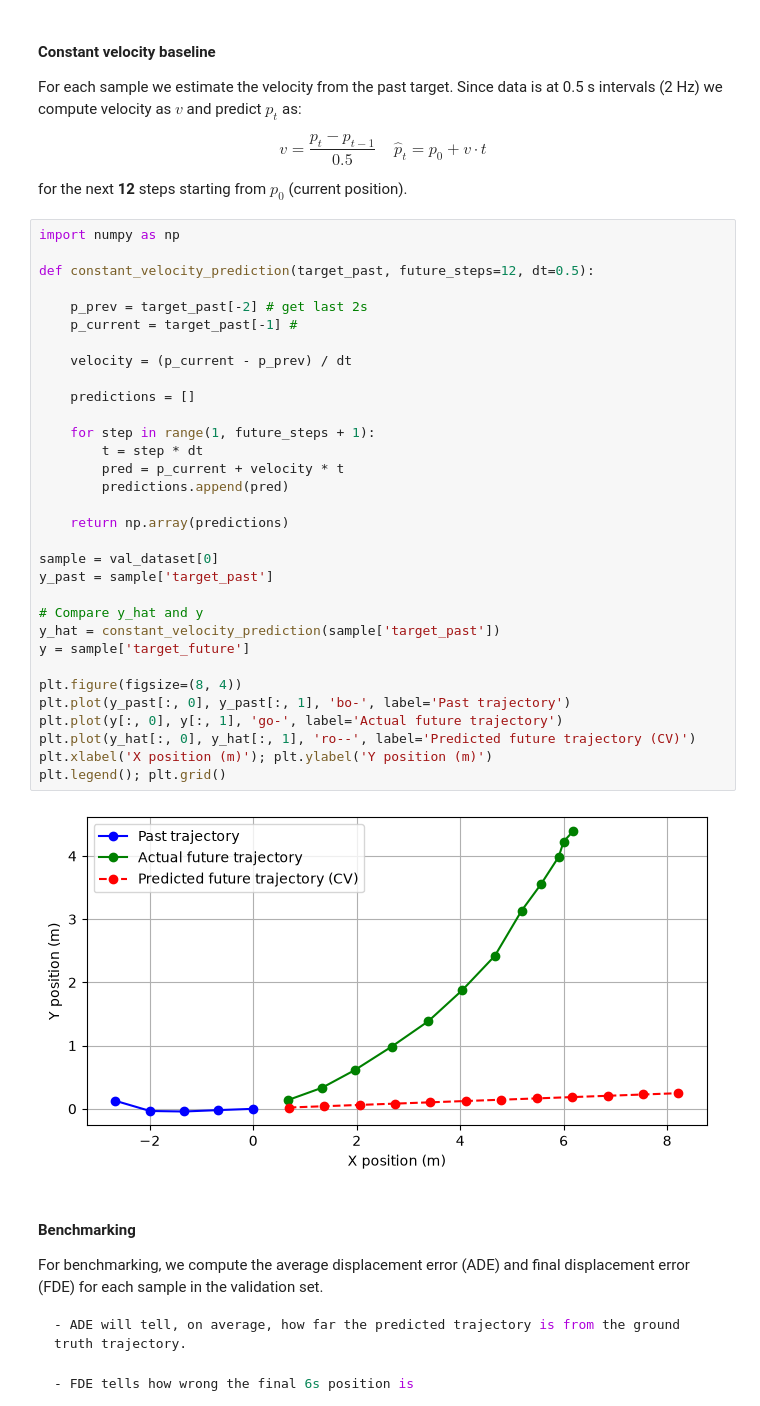
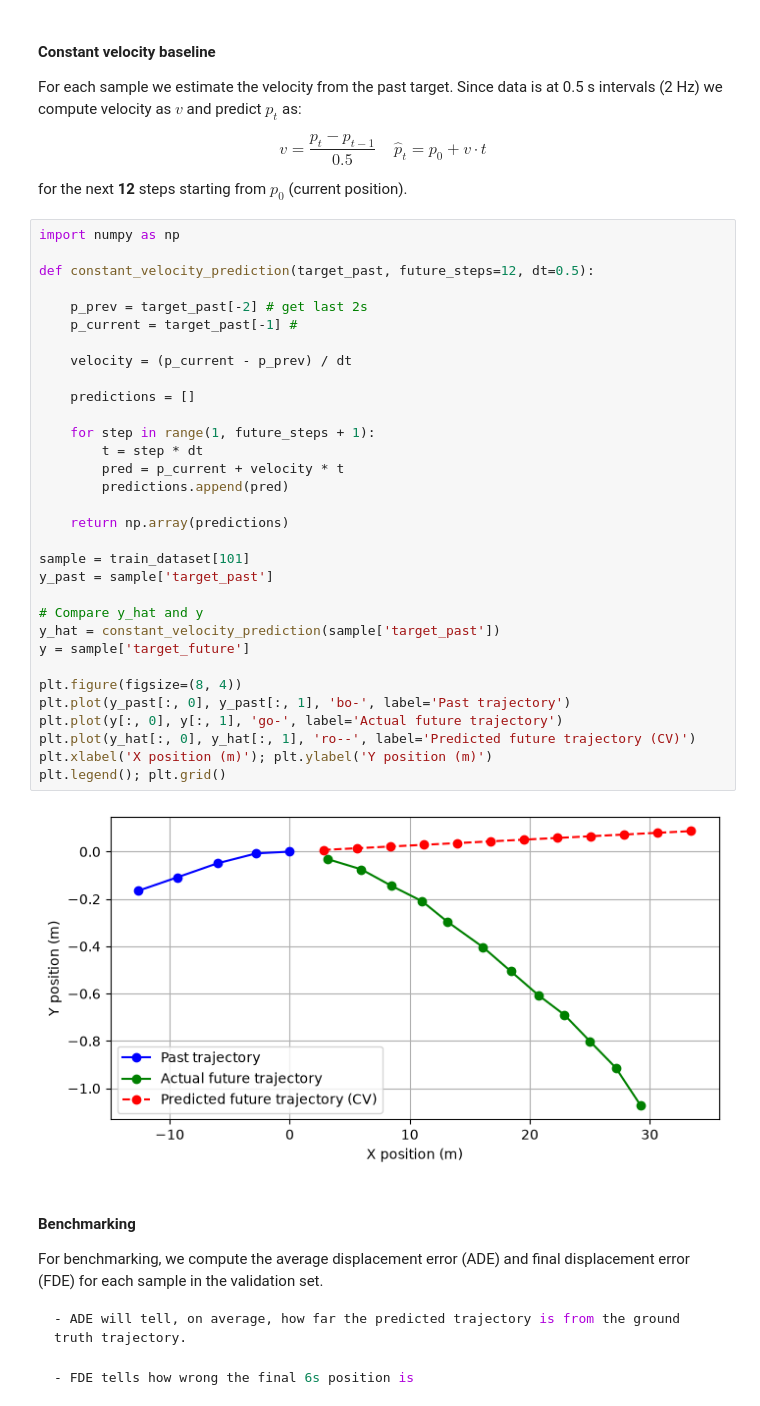
Before and after one commit to danilorar/gnn_trajectory, a Jupyter notebook: notebooks/03_baselines.ipynb, the cells around one changed output. Cells and saved outputs as stored; diff of their text form.

Commit message:
update 03_baseline to use correct dataset split

```diff
--- a/notebooks/03_baselines.ipynb
+++ b/notebooks/03_baselines.ipynb
@@ -52,35 +57,35 @@ import numpy as np
 
 def constant_velocity_prediction(target_past, future_steps=12, dt=0.5):
 
     p_prev = target_past[-2] # get last 2s
     p_current = target_past[-1] #
 
     velocity = (p_current - p_prev) / dt
 
     predictions = []
 
     for step in range(1, future_steps + 1):
         t = step * dt
         pred = p_current + velocity * t
         predictions.append(pred)
 
     return np.array(predictions)
 
-sample = val_dataset[0]
+sample = train_dataset[101]
 y_past = sample['target_past']
 
 # Compare y_hat and y
 y_hat = constant_velocity_prediction(sample['target_past'])
 y = sample['target_future']
 
 plt.figure(figsize=(8, 4))
 plt.plot(y_past[:, 0], y_past[:, 1], 'bo-', label='Past trajectory')
 plt.plot(y[:, 0], y[:, 1], 'go-', label='Actual future trajectory')
 plt.plot(y_hat[:, 0], y_hat[:, 1], 'ro--', label='Predicted future trajectory (CV)')
 plt.xlabel('X position (m)'); plt.ylabel('Y position (m)')
 plt.legend(); plt.grid()
 # %% [output]
-[figure, old version]
+[figure, new version]
 # %% [markdown]
 #### Benchmarking
 For benchmarking, we compute the average displacement error (ADE) and final displacement error (FDE) for each sample in the validation set.
```
Also changed, not shown: parts of 12 cells of this notebook, 1 other file.
